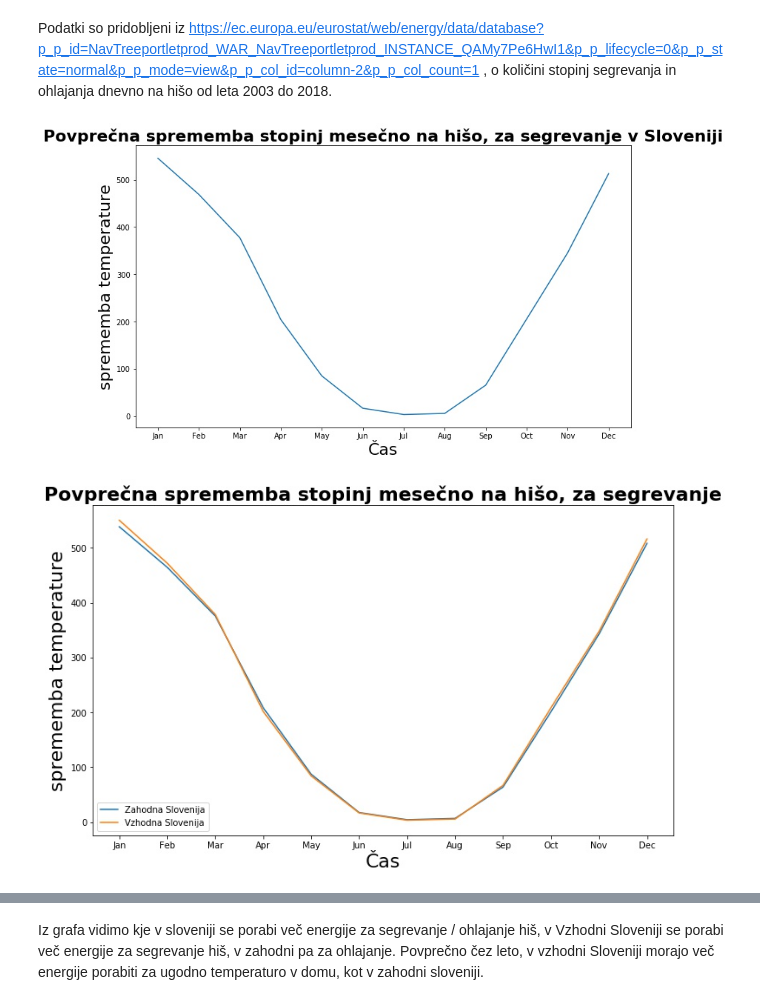
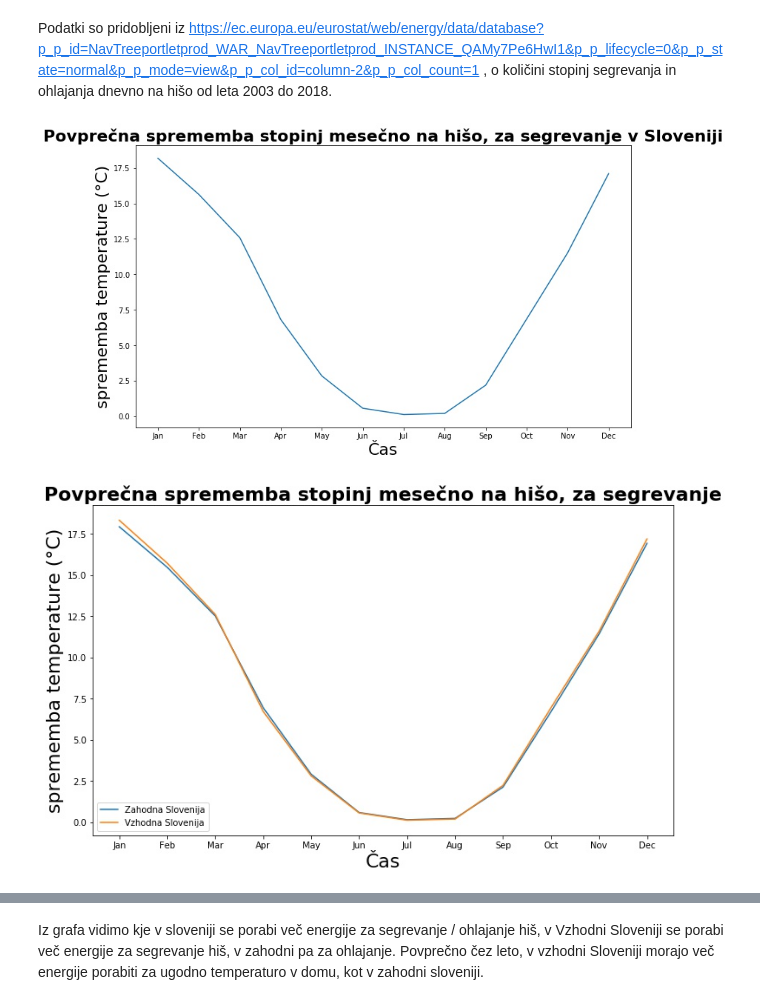
Before and after one commit to vouk95/PR19TVTSKPH, a Jupyter notebook: Segrevanje in ohlajanje hiš, v Sloveniji.ipynb, the cells around one changed output, grey strips where cells are left out. Saved outputs shown, nothing was run; the diff lists cells and outputs as text; code cells hidden in the pictures.

```diff
--- a/Segrevanje in ohlajanje hiš, v Sloveniji.ipynb
+++ b/Segrevanje in ohlajanje hiš, v Sloveniji.ipynb
@@ -10,36 +10,36 @@ import pandas as pd
 %matplotlib inline
 import matplotlib
 %config InlineBackend.figure_format = 'jpg'
 matplotlib.figure.Figure.__repr__ = lambda self: (
     f"<{self.__class__.__name__} size {self.bbox.size[0]:g}"
     f"x{self.bbox.size[1]:g} with {len(self.axes)} Axes>")
 import matplotlib.pyplot as plt
 
 np.set_printoptions(suppress=True)
 
 deltaTempForSlo = np.loadtxt('Podatki/Poraba energije v sloveniji/Stopinje za segrevanje in ohlajanje na mesec.csv', dtype=np.str, delimiter=",", skiprows=1, encoding='utf-8')
 deltaTempForHeatingSlo = deltaTempForSlo[(deltaTempForSlo[:,3] == "Heating degree days") * (deltaTempForSlo[:,1] == "Slovenija")]
 deltaTempForAllSlo = deltaTempForHeatingSlo[:,0::4]
 deltaTemp = deltaTempForAllSlo[:,1].astype(np.float)
 countYears = deltaTemp.size / 12
 countYears = int(countYears)
 meanDeltaT = np.array([])
 for i in range(0,12):
     sum = np.sum(deltaTemp[i::12])
     mean = sum / countYears
     meanDeltaT = np.append(meanDeltaT, mean)
-
+meanDeltaT = meanDeltaT / 30
 months = np.array(['Jan', 'Feb', 'Mar', 'Apr', 'May', 'Jun', 'Jul', 'Aug', 'Sep', 'Oct', 'Nov', 'Dec'])
 fontL = {'size'   : 22}
 fontT = {'weight' : 'bold',
         'size'   : 22}
 plt.figure(figsize=(12,7))
-plt.ylabel('sprememba temperature', fontL)
+plt.ylabel('sprememba temperature (°C)', fontL)
 plt.xlabel('Čas', fontL)
 plt.title('Povprečna sprememba stopinj mesečno na hišo, za segrevanje v Sloveniji', fontT)
 deltaTempPlotForSlo = plt.plot(months, meanDeltaT)
 # %% [output]
-[figure, old version]
+[figure, new version]
 # %%
 deltaTempForHeatingZSlo = deltaTempForSlo[(deltaTempForSlo[:,3] == "Heating degree days") * (deltaTempForSlo[:,1] == "Zahodna Slovenija (NUTS 2010)")]
 deltaTempForZHSlo = deltaTempForHeatingZSlo[:,4]
@@ -50,7 +50,7 @@ for i in range(0,12):
     sum = np.sum(deltaTempForZHSlo[i::12])
     mean = sum / countYears
     meanDeltaZHT = np.append(meanDeltaZHT, mean)
-
+meanDeltaZHT = meanDeltaZHT / 30
 deltaTempForHeatingVSlo = deltaTempForSlo[(deltaTempForSlo[:,3] == "Heating degree days") * (deltaTempForSlo[:,1] == "Vzhodna Slovenija (NUTS 2010)")]
 deltaTempForVHSlo = deltaTempForHeatingVSlo[:,4]
 deltaTempForVHSlo = deltaTempForVHSlo.astype(np.float)
@@ -60,9 +60,9 @@ for i in range(0,12):
     sum = np.sum(deltaTempForVHSlo[i::12])
     mean = sum / countYears
     meanDeltaVHT = np.append(meanDeltaVHT, mean)
-
+meanDeltaVHT = meanDeltaVHT / 30
 plt.figure(figsize=(12,7))
-plt.ylabel('sprememba temperature', fontL)
+plt.ylabel('sprememba temperature (°C)', fontL)
 plt.xlabel('Čas', fontL)
 plt.title('Povprečna sprememba stopinj mesečno na hišo, za segrevanje', fontT)
 
@@ -71,7 +71,7 @@ deltaTempPlotForVSloHeat = plt.plot(months, meanDeltaVHT)
 
 legendForZVSloHeat = plt.legend(['Zahodna Slovenija', 'Vzhodna Slovenija'], loc='lower left')
 # %% [output]
-[figure, old version]
+[figure, new version]
 # %%
 deltaTempForCoolingZSlo = deltaTempForSlo[(deltaTempForSlo[:,3] == "Cooling degree days") * (deltaTempForSlo[:,1] == "Zahodna Slovenija (NUTS 2010)")]
 deltaTempForZCSlo = deltaTempForCoolingZSlo[:,4]
```
Also changed, not shown: parts of 2 cells of this notebook.
